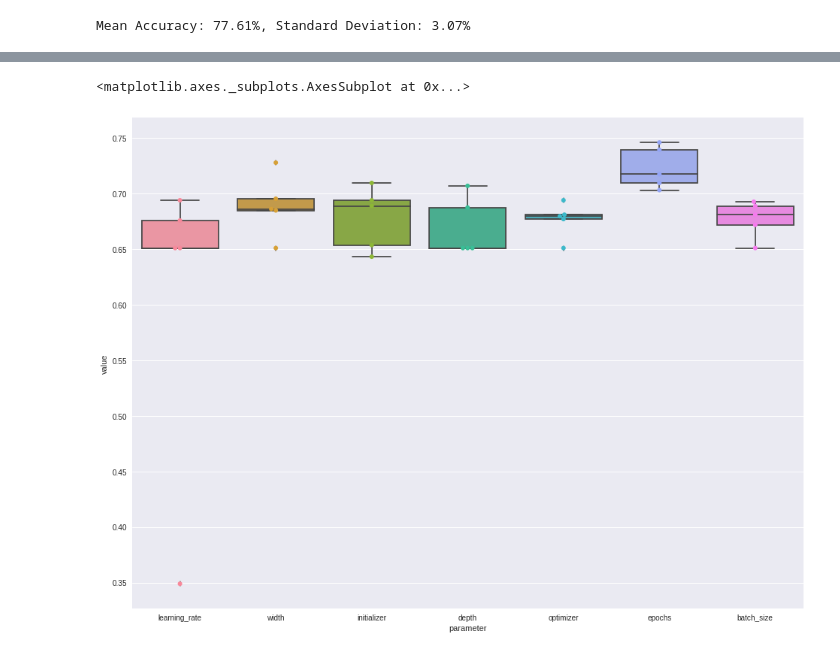
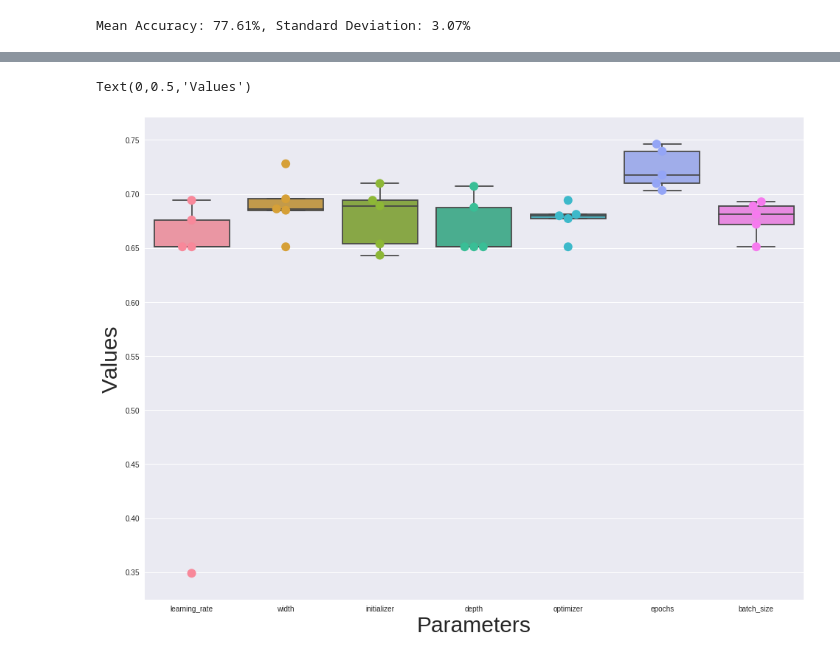
Before and after one commit to georgeliu1998/keras_model_tuning, a Jupyter notebook: keras.ipynb, the cells around one changed output, grey strips where cells are left out. Drawn from its saved outputs; the diff is of its cells as text; code cells hidden in the pictures.

Commit message:
Fix SequentialModel class initializer bug, add plotting functions

```diff
--- a/keras.ipynb
+++ b/keras.ipynb
@@ -342,0 +333,5 @@ Starting 3-fold cross-validation...
+# %%
+results = run_test(tuning_options, X, y)
+# Save the dict
+with open('cross_validation_results.pkl', 'wb') as f:
+    pickle.dump(results, f, pickle.HIGHEST_PROTOCOL)
@@ -371,6 +375,29 @@ df_long = wrangle(tuning_results)
 # %%
-# Calculate the range and sd of each parameter group and convert to a df
-ranges = df_long.groupby('parameter').apply(lambda grp: grp.value.max() - grp.value.min())
-sd = df_long.groupby('parameter').apply(lambda grp: grp.value.std())
-spread = pd.concat([ranges, sd], axis=1).rename(columns={0: 'ranges', 1: 'sd'})
-spread
+def transform_df(df_long):
+  """
+  Transforms the long form df into a plottable df
+  """
+
+  # Calculate the range and sd of each parameter group and convert to a df
+  ranges = df_long.groupby('parameter').apply(lambda grp: grp.value.max() - grp.value.min())
+  sd = df_long.groupby('parameter').apply(lambda grp: grp.value.std())
+  spread = pd.concat([ranges, sd], axis=1).rename(columns={0: 'ranges', 1: 'sd'})
+
+  # Join back the df
+  df_spread = pd.merge(df_long, spread, how='left', left_on='parameter', right_index=True)
+
+  # Reorder columns
+  df_spread = df_spread[['parameter', 'option', 'value', 'ranges', 'sd']]
+
+  # Remove the row with zero value
+  df_spread = df_spread.query('ranges!=0')
+
+  # Sort the dataframe and use the resulting index to slice
+  # This ensures the plot will be ordered accordingly
+  idx = df_spread.sort_values(by=['ranges', 'option'], ascending=False).index
+  df_plot = df_spread.loc[idx, :]
+  df_plot
+
+  return df_plot
+
+df_plot = transform_df(df_long)
@@ -460,8 +404,10 @@ df_plot
 # %%
 fig, ax = plt.subplots(figsize=(16, 12))
 df_plot['value'] = df_plot['value'].astype(float)
 sns.boxplot(x='parameter', y='value', data=df_plot, ax=ax)
-sns.swarmplot(x='parameter', y='value', data=df_plot, size=6, ax=ax)
+sns.swarmplot(x='parameter', y='value', data=df_plot, size=12, ax=ax)
+ax.set_xlabel('Parameters',size=30)
+ax.set_ylabel('Values',size=30)
 # %% [output]
-<matplotlib.axes._subplots.AxesSubplot at 0x...>
+Text(0,0.5,'Values')
-[figure, old version]
+[figure, new version]
```
Also changed, not shown: parts of 23 cells of this notebook.
